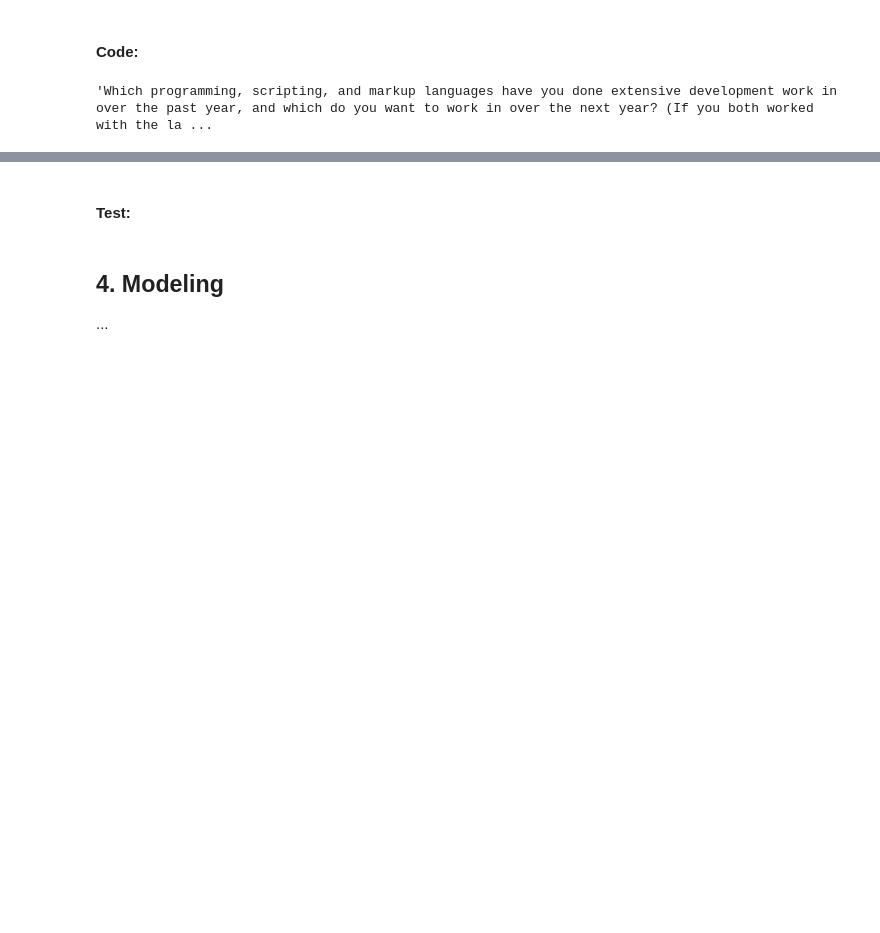
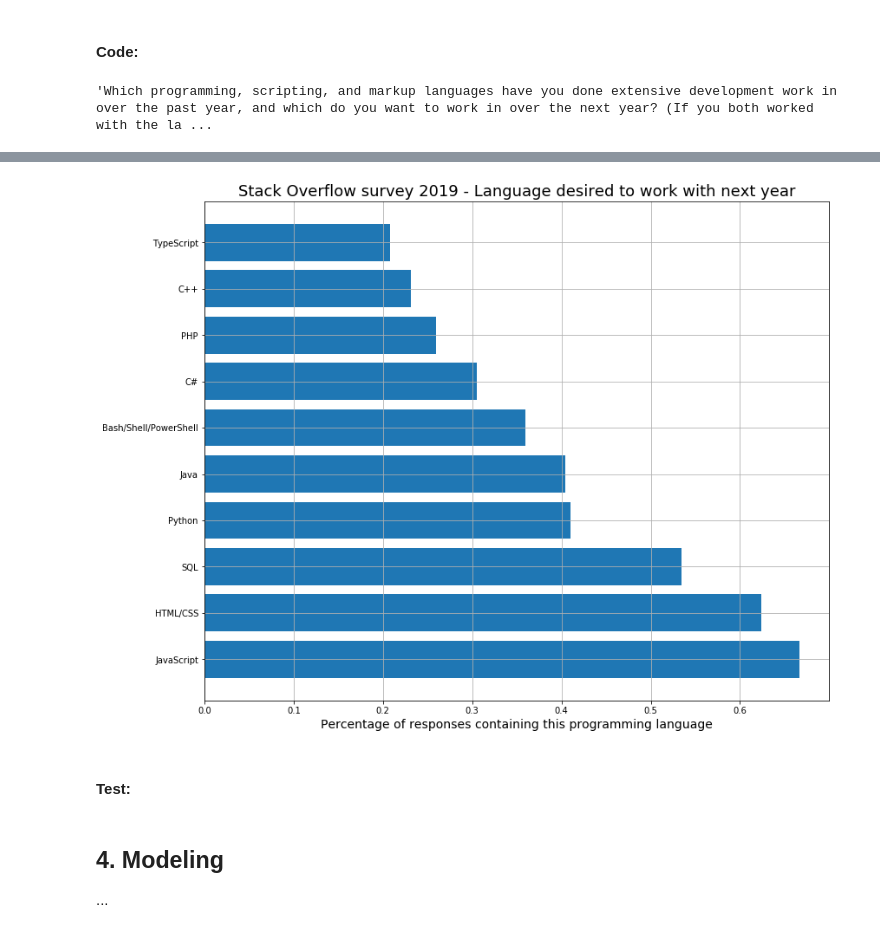
Before and after one commit to LeopoldWalther/StackOverflow_Survey, a Jupyter notebook: Survey_Analysis.ipynb, the cells around one changed output, grey strips where cells are left out. Cells and saved outputs as stored; diff of their text form; code cells hidden in the pictures; blank space fills up the shorter version.

```diff
--- a/Survey_Analysis.ipynb
+++ b/Survey_Analysis.ipynb
@@ -421,0 +401,4 @@ language_df
+# %%
+df = df_2020_survey['LanguageDesireNextYear']
+df.dropna(inplace=True)
+df.apply(lambda x: x.split(';'))
@@ -421,0 +473,5 @@ language_df
+# %%
+
+
+test = separate_answers(df_2019_survey, 'LanguageWorkedWith')
+test
@@ -422,19 +496,28 @@ language_df
 # %%
-# Set up the matplotlib figure
-fig = plt.figure(figsize=(12,8))
+def plot_language(df, cut, year, column_name, value):
 
-ax = fig.add_axes([0,0,1,1])
-
-ax.barh(language_df.language,language_df.percentage)
+    df = df[:cut]
 
 
-ax.grid()
-plt.xlabel('Percentage of responses containing this programming language', fontsize=14);
-#plt.ylabel('Amount of Tweets with that Dog Name in Data');
-plt.title('Stack Overflow survey 2020 - Language desired to work with next year', fontsize=18);
-plt.show()
+    # Set up the matplotlib figure
+    fig = plt.figure(figsize=(10,8))
+    ax = fig.add_axes([0,0,1,1])
 
-fig.savefig('./Output/LanguageDesireNextYear_percentage_2020.jpg', bbox_inches='tight')
+    # plot
+    ax.barh(df[column_name],df[value])
+
+
+    ax.grid()
+    plt.xlabel('Percentage of responses containing this programming language', fontsize=14);
+    #plt.ylabel('Amount of Tweets with that Dog Name in Data');
+    plt.title('Stack Overflow survey ' + year + ' - Language desired to work with next year', fontsize=18);
+    plt.show()
+
+    fig.savefig('./Output/'+column_name+'_percentage'+year+'.jpg', bbox_inches='tight')
+# %%
+plot_language(test, 10, '2019', 'LanguageWorkedWith', 'percentage')
+# %% [output]
+[figure, added]
 # %% [markdown]
 #### Test:
 # %% [markdown]
```
Also changed, not shown: parts of 12 cells of this notebook.
